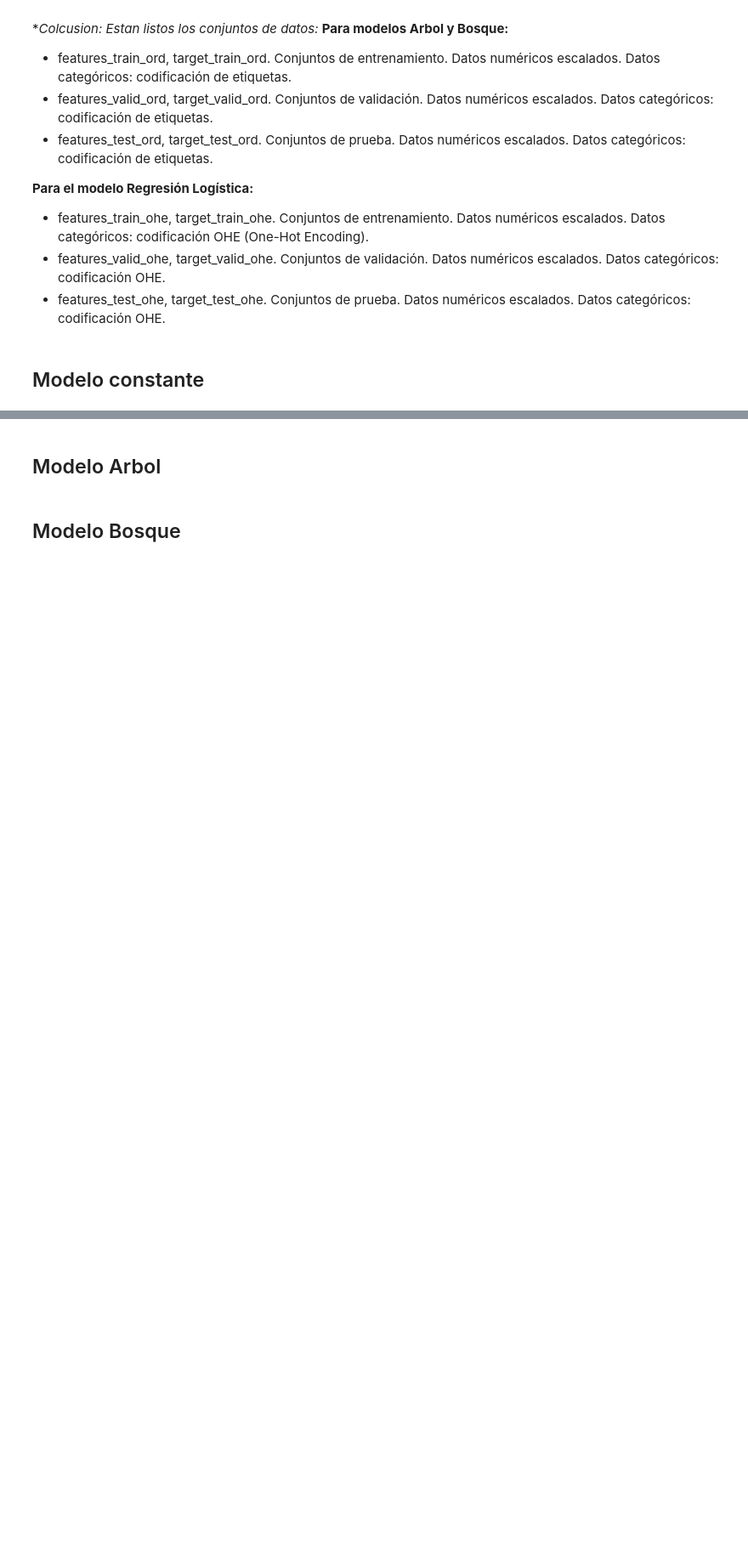
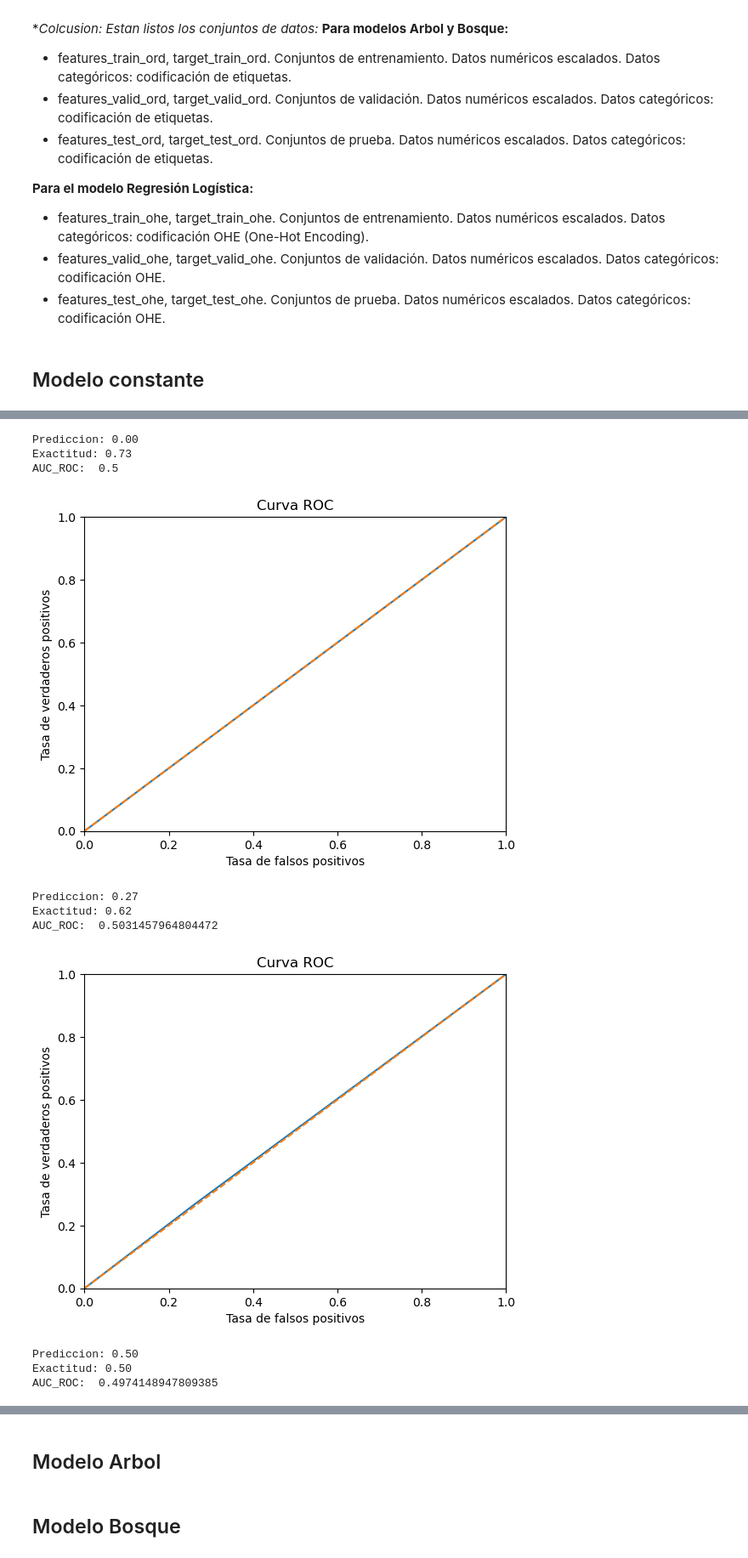
Before and after one commit to GeorginaTL/ProyectoFinalTT, a Jupyter notebook: proyecto_final_s17.ipynb, the cells around one changed output, grey strips where cells are left out. Shown at 85% size. Saved outputs shown, nothing was run; the diff lists cells and outputs as text; code cells hidden in the pictures; blank space fills up the shorter version.

Commit message:
modelo constante

```diff
--- a/proyecto_final_s17.ipynb
+++ b/proyecto_final_s17.ipynb
@@ -1613,0 +1638,53 @@ features_test_ord[numeric] = scaler.transform(features_test_ord[numeric])
+# %%
+# generar la salida de un modelo aleatorio
+
+def rnd_model_predict(P, size, seed=42):
+
+    rng = np.random.default_rng(seed=seed)
+    return rng.binomial(n=1, p=P, size=size)
+# %%
+for P in [0, interconnect_data['end_date_'].sum() / len(interconnect_data), 0.5, 1]:
+
+    print(f'Prediccion: {P:.2f}')
+    y_pred_rnd = rnd_model_predict(P,len(interconnect_data)) # <tu código aquí>
+
+    accuracy=accuracy_score(interconnect_data['end_date_'], y_pred_rnd)
+    print(f'Exactitud: {accuracy:.2f}')
+
+    auc_roc = roc_auc_score(interconnect_data['end_date_'], y_pred_rnd)
+
+    print("AUC_ROC: ", auc_roc)
+    print()
+
+    fpr, tpr, thresholds = roc_curve(interconnect_data['end_date_'], y_pred_rnd)# < escribe el código aquí >
+
+    plt.figure()
+
+    # < traza la gráfica >
+    plt.plot(fpr, tpr)
+    # Curva ROC para modelo aleatorio (parece una línea recta)
+    plt.plot([0, 1], [0, 1], linestyle='--')
+
+    # < utiliza las funciones plt.xlim() y plt.ylim() para
+    #   establecer el límite para los ejes de 0 a 1 >
+    plt.xlim([0.0, 1.0])
+    plt.ylim([0.0, 1.0])
+    # < utiliza las funciones plt.xlabel() y plt.ylabel() para
+    #   nombrar los ejes "Tasa de falsos positivos" y "Tasa de verdaderos positivos">
+    plt.xlabel('Tasa de falsos positivos')
+    plt.ylabel('Tasa de verdaderos positivos')
+    # < agrega el encabezado "Curva ROC" con la función plt.title() >
+    plt.title('Curva ROC')
+    plt.show()
+# %% [output]
+Prediccion: 0.00
+Exactitud: 0.73
+AUC_ROC:  0.5
+[figure, added]
+Prediccion: 0.27
+Exactitud: 0.62
+AUC_ROC:  0.5031457964804472
+[figure, added]
+Prediccion: 0.50
+Exactitud: 0.50
+AUC_ROC:  0.4974148947809385
```
Also changed, not shown: parts of 13 cells of this notebook.
